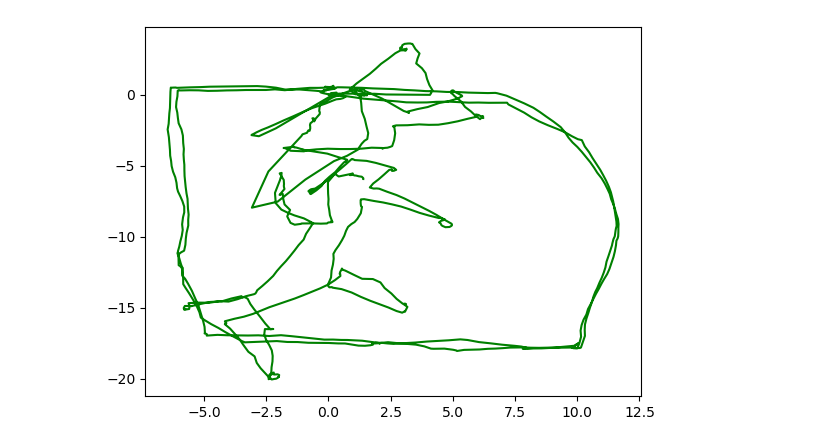
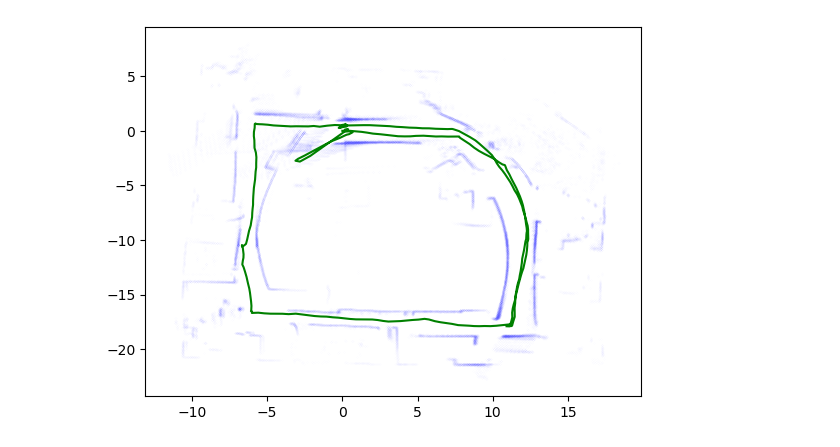
Before and after one commit to Zichene/SLAM, a Jupyter notebook: slem/slam.ipynb, the cells around one changed output. Saved outputs shown, nothing was run; the diff lists cells and outputs as text; code cells hidden in the pictures.

Commit message:
Graph plotting

```diff
--- a/slem/slam.ipynb
+++ b/slem/slam.ipynb
@@ -42,7 +42,7 @@ vertex_id_odom_idx = []
 # add odom to graph
 id_list = []
 for odom_idx, odom in enumerate(odoms_laser):
-    if odom_idx==7000:
+    if odom_idx==2500:
         break
     if odom_idx==0:
         prev_odom = odom[odom_idx].copy()
@@ -89,7 +89,7 @@ for odom_idx, odom in enumerate(odoms_laser):
             kd = scipy.spatial.cKDTree(poses)
             x, y, theta = graph_optimizer.get_pose(vertex_idx).to_vector()
             direction = np.array([np.cos(theta), np.sin(theta)])
-            idxs = kd.query_ball_point(np.array([x,y]), r=4.25)
+            idxs = kd.query_ball_point(np.array([x,y]), r=4.25, p=2.)
             for idx in idxs:
                 A = registered_lasers[idx]
                 with np.errstate(all='raise'):
@@ -134,10 +138,31 @@ for odom_idx, odom in enumerate(odoms_laser):
 # %%
 traj = [] # TODO: Print graph every X optimization to see patterns
+point_cloud = []
+
 for idx in range(vertex_idx):
     traj.append(graph_optimizer.get_pose(idx).to_vector()[:2])
 
+    x = graph_optimizer.get_pose(idx)
+    r = x.to_isometry().R
+    t = x.to_isometry().t
+    filtered = registered_lasers[idx].T
+    filtered = filtered[np.linalg.norm(filtered, axis=1) < 80]
+    point_cloud.append((r @ filtered.T + t[:, np.newaxis]).T)
+
+point_cloud = np.vstack(point_cloud)
+
+# Point cloud
+xyreso = 0.01 # Map resolution (m)
+point_cloud = (point_cloud / xyreso).astype('int')
+point_cloud = np.unique(point_cloud, axis=0)
+point_cloud = point_cloud * xyreso
+
+# Trajectory
 traj = np.array(traj)
+
+# Plot
+plt.plot(point_cloud[:, 0], point_cloud[:, 1], '.b', markersize=0.01)
 plt.plot(traj[:, 0], traj[:, 1], '-g')
 plt.show()
 # %% [output]
-[figure, old version]
+[figure, new version]
```
Also changed, not shown: parts of 2 cells of this notebook, 1 other file.
